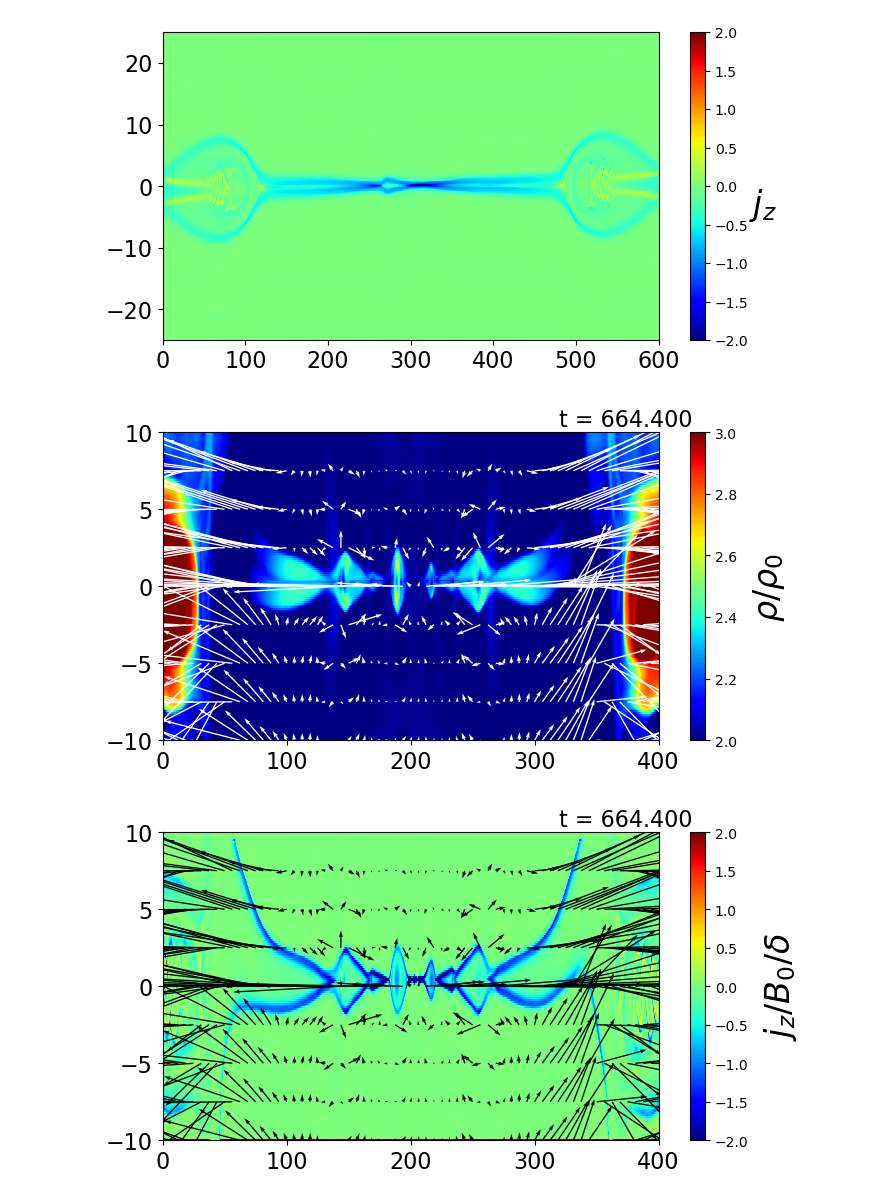
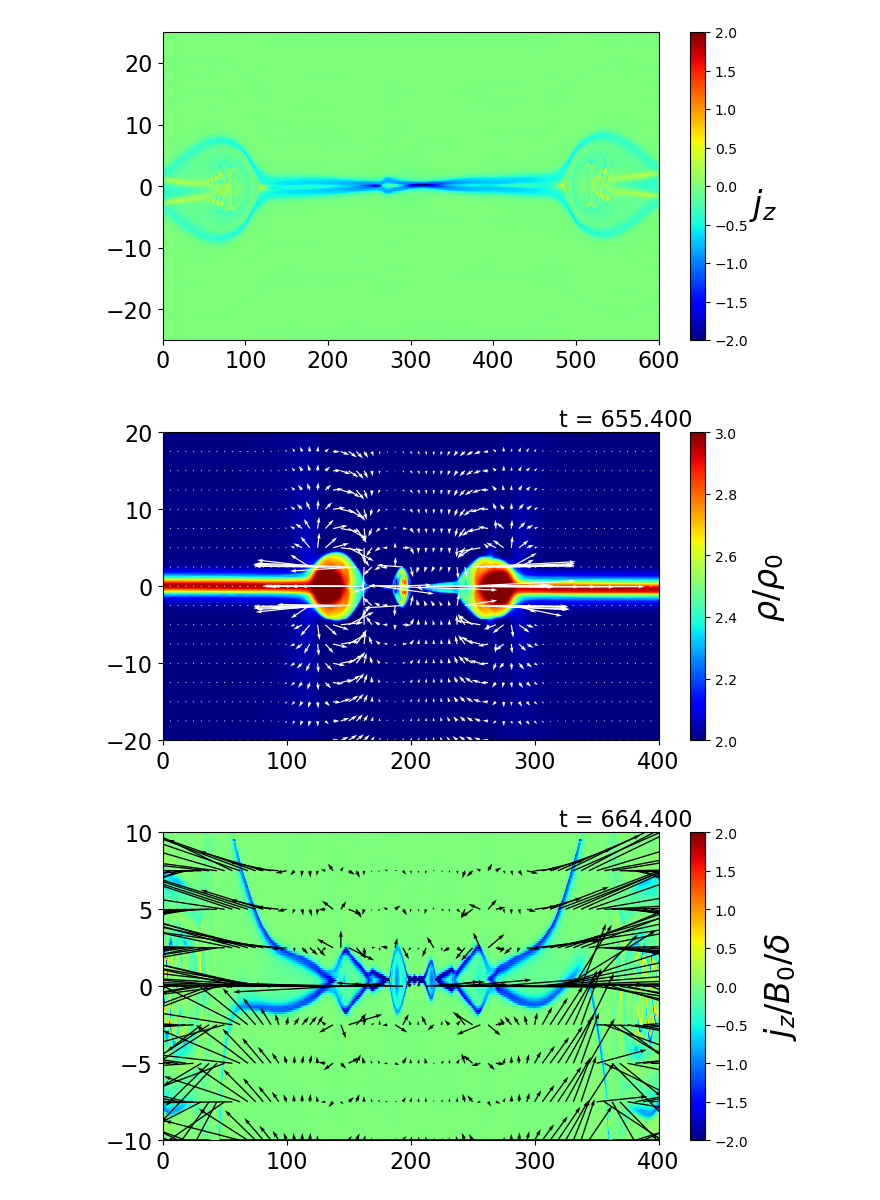
Before and after one commit to keita-akutagawa/ResistiveMHD_GPU, a Jupyter notebook: examples_2D/plasmoid_single/plasmoid.ipynb, the cells around one changed output. Drawn from its saved outputs; the diff is of its cells as text; code cells hidden in the pictures.

```diff
--- a/examples_2D/plasmoid_single/plasmoid.ipynb
+++ b/examples_2D/plasmoid_single/plasmoid.ipynb
@@ -10,10 +10,10 @@ sheat_thickness = 1.0
 p0 = B0**2 / 2.0 #カレントシート中央での圧力
 beta_upstream = 2.0
 VA = B0 / np.sqrt(rho0)
-x_max = 600.0
-y_max = 25.0
-dx = sheat_thickness / 8.0
-dy = sheat_thickness / 8.0
+x_max = 400.0
+y_max = 20.0
+dx = sheat_thickness / 64.0
+dy = sheat_thickness / 96.0
 nx = int(x_max / dx)
 ny = int(2.0 * y_max / dy)
 dt = 0.0
@@ -22,8 +22,8 @@ x = np.arange(0.0, x_max, dx)
 y = np.arange(-y_max, y_max, dy)
 X, Y = np.meshgrid(x, y)
 
-eta = 1.0 / 500.0
-S = 0.5 * x_max * VA / eta
+eta = 1.0 / 10000.0
+S = sheat_thickness * VA / eta
 print(f"Lundquist number = {S:.1f}")
 print(f"box size {nx} X {ny}")
 # %% [output]
@@ -105,7 +105,7 @@ ax1.set_ylim(-y_max+1e-10, y_max-1e-10)
 fig = plt.figure(figsize=(8, 4))
 ax1 = fig.add_subplot(111)
 
-dirname = "results"
+dirname = "results_plasmoid_eta=100000_grid=8"
 log = np.loadtxt(f"{dirname}/log_plasmoid.txt", delimiter=',')
 total_steps = int(log[-1][0])
 interval = 100
@@ -131,35 +131,35 @@ for step in range(0, total_steps+interval, interval):
 
     contour = ax1.pcolormesh(X, Y, rho, vmin=2.0, vmax=3.0, cmap='jet')
     if step == 0:
         cbar = plt.colorbar(contour, ax=ax1)
         cbar.set_label(r"$\rho / \rho_0$", fontsize=24, rotation=90, labelpad=10)
     quiver_interval_x = 20
     quiver_interval_y = 50
     ax1.quiver(X[::quiver_interval_x, ::quiver_interval_y], Y[::quiver_interval_x, ::quiver_interval_y],
             u[::quiver_interval_x, ::quiver_interval_y], v[::quiver_interval_x, ::quiver_interval_y],
             scale=2.0, color='white')
 
     ax1.text(0.8, 1.02, f"t = {log[int(step/100)][1]:.3f}", transform=ax1.transAxes, fontsize=16)
     ax1.tick_params(labelsize=16)
     ax1.set_xlim(0.0, x_max+1e-10)
     ax1.set_ylim(-y_max, y_max+1e-10)
 
     fig.savefig(f"pictures/{step}.png", dpi=200)
 
 
-filename = "plasmoid_rho1.mp4"
+filename = "plasmoid_eta=100000_grid=8_rho.mp4"
 img = cv2.imread(f'./pictures/0.png')
 framesize = (img.shape[1], img.shape[0])
 fps = 10.0
 fourcc = cv2.VideoWriter_fourcc('m','p','4','v')
 video  = cv2.VideoWriter(filename=filename, fourcc=fourcc, fps=fps, frameSize=framesize)
 
 for step in range(0, total_steps+interval, interval):
     img = cv2.imread(f'./pictures/{step}.png')
     video.write(img)
 video.release()
 # %% [output]
-[figure, old version]
+[figure, new version]
 # %%
 fig = plt.figure(figsize=(8, 4))
 ax1 = fig.add_subplot(111)
```
Also changed, not shown: parts of 2 cells of this notebook, 1 other file.
